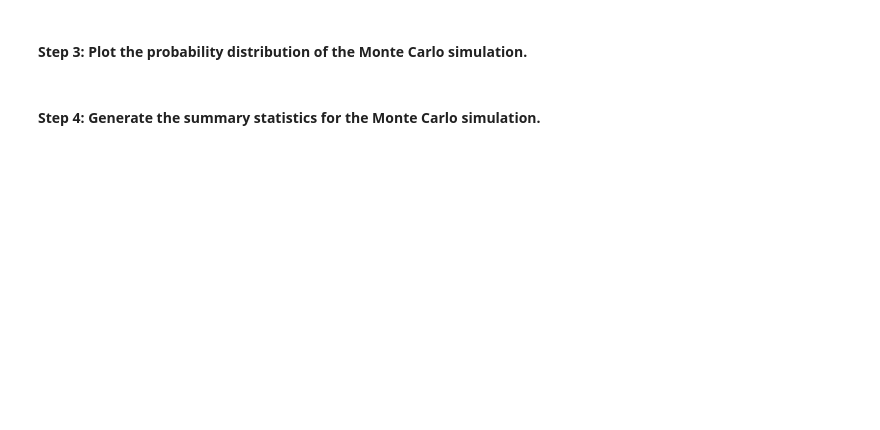
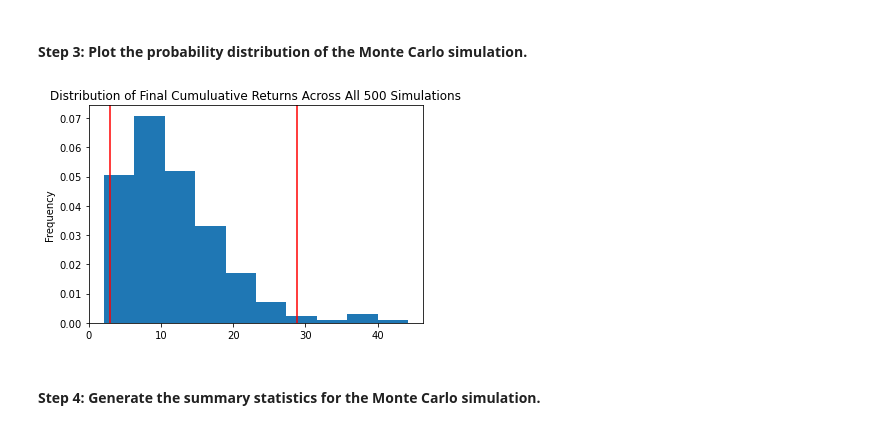
Before and after one commit to mckayav3/Financial-Planning-Tool, a Jupyter notebook: Financial Planning with APIs and Simulations/financial_planning_tools.ipynb, the cells around one changed output. Saved outputs shown, nothing was run; the diff lists cells and outputs as text; code cells hidden in the pictures; blank space fills up the shorter version.

```diff
--- a/Financial Planning with APIs and Simulations/financial_planning_tools.ipynb
+++ b/Financial Planning with APIs and Simulations/financial_planning_tools.ipynb
@@ -477,7 +590,10 @@ end
 # %%
 # Visualize the probability distribution of the 30-year Monte Carlo simulation
 # by plotting a histogram
-# YOUR CODE HERE
+# Displays the histogram probability distrubution over 30 years
+mc_sim_dist_plot = mc_thirtyyear.plot_distribution()
+# %% [output]
+[figure, added]
 # %% [markdown]
 #### Step 4: Generate the summary statistics for the Monte Carlo simulation.
 # %%
```
Also changed, not shown: parts of 33 cells of this notebook.
